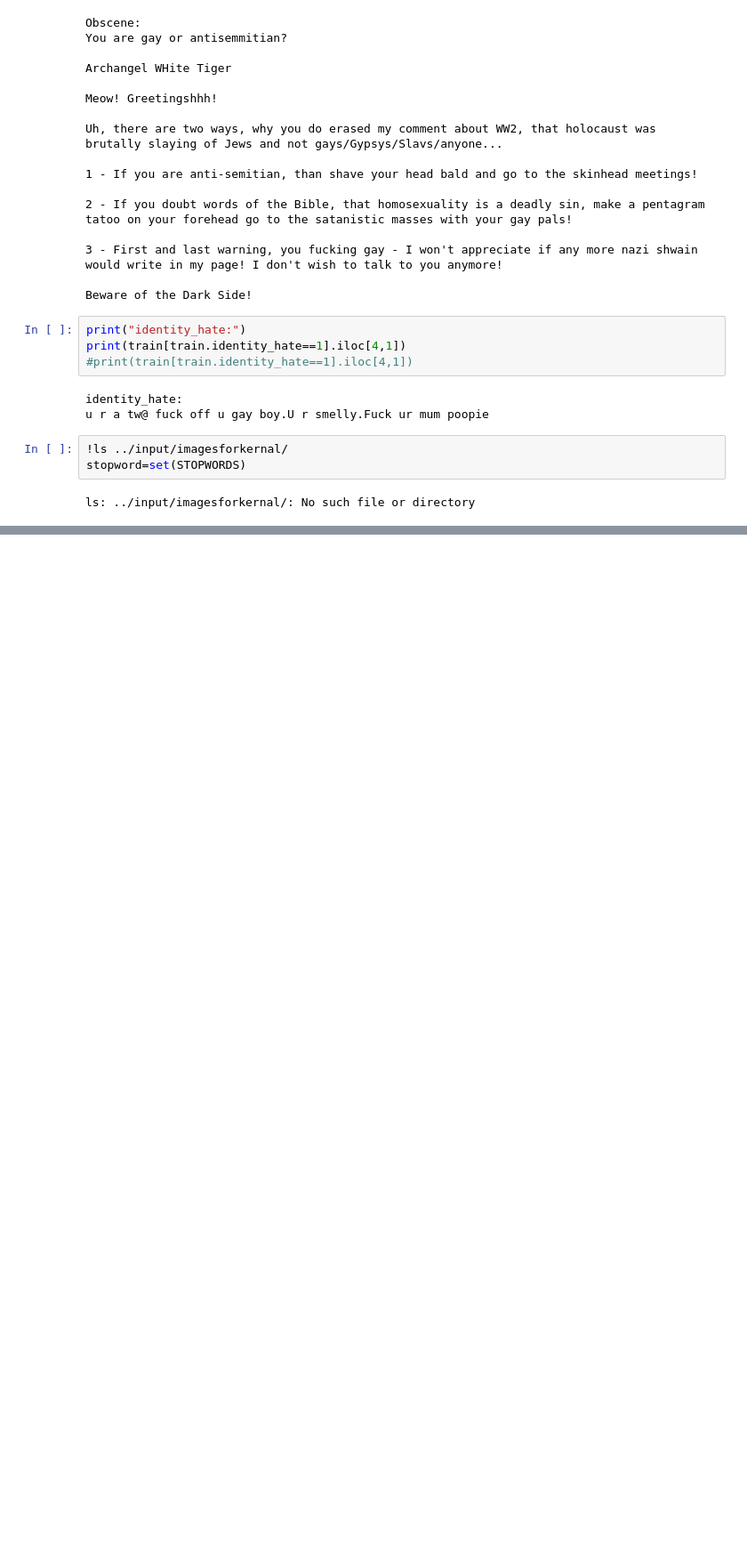
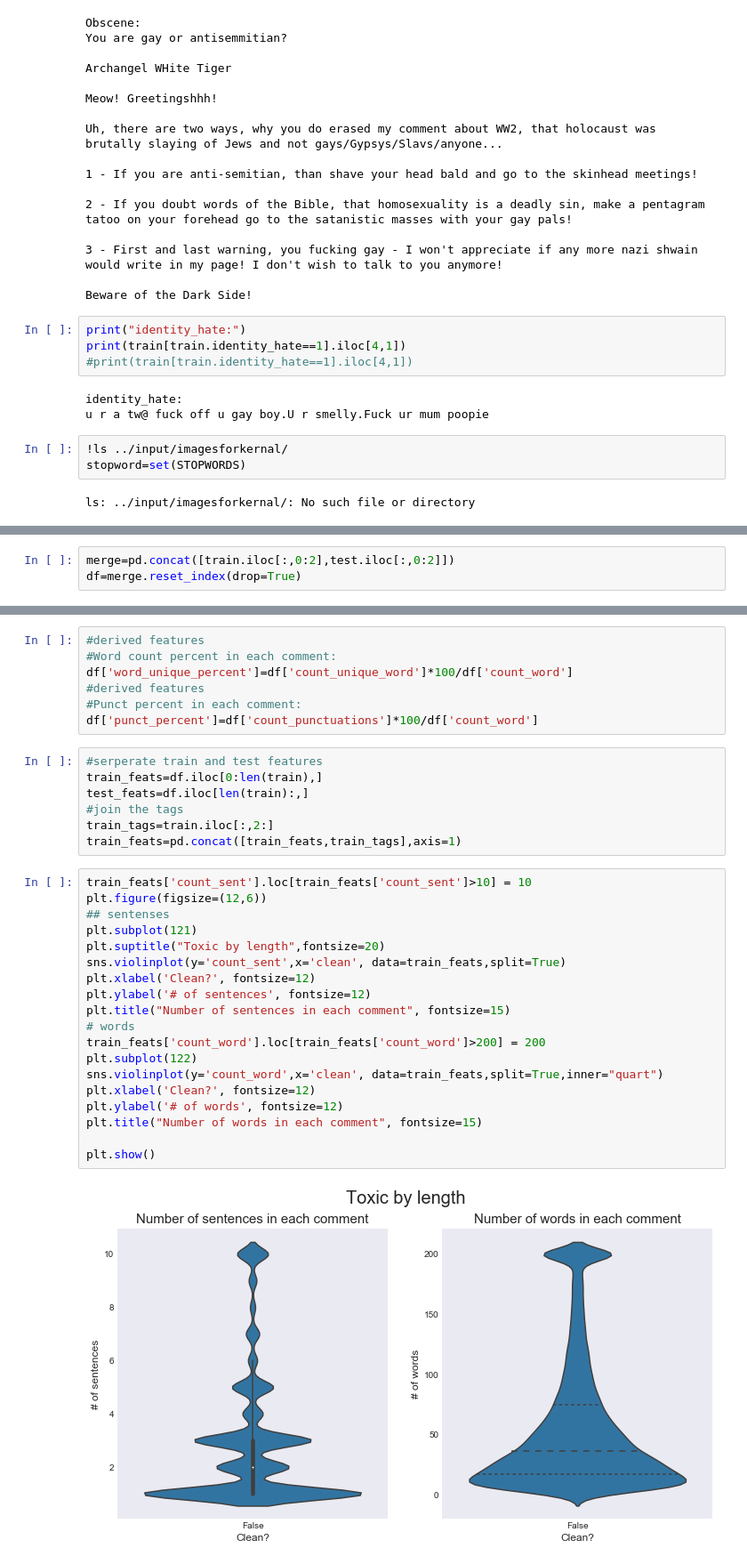
Before and after one commit to Marlon666/CS506-Toxic-Detection, a Jupyter notebook: Search_Data.ipynb, the cells around one changed output, grey strips where cells are left out. Shown: that part at 89% size. Saved outputs shown, nothing was run; the diff lists cells and outputs as text; blank space fills up the shorter version.

```diff
--- a/Search_Data.ipynb
+++ b/Search_Data.ipynb
@@ -337,0 +322,3 @@ FileNotFoundError: [Errno 2] No such file or directory: '../input/imagesforkerna
+# %%
+merge=pd.concat([train.iloc[:,0:2],test.iloc[:,0:2]])
+df=merge.reset_index(drop=True)
@@ -337,0 +347,35 @@ FileNotFoundError: [Errno 2] No such file or directory: '../input/imagesforkerna
+# %%
+#derived features
+#Word count percent in each comment:
+df['word_unique_percent']=df['count_unique_word']*100/df['count_word']
+#derived features
+#Punct percent in each comment:
+df['punct_percent']=df['count_punctuations']*100/df['count_word']
+# %%
+#serperate train and test features
+train_feats=df.iloc[0:len(train),]
+test_feats=df.iloc[len(train):,]
+#join the tags
+train_tags=train.iloc[:,2:]
+train_feats=pd.concat([train_feats,train_tags],axis=1)
+# %%
+train_feats['count_sent'].loc[train_feats['count_sent']>10] = 10
+plt.figure(figsize=(12,6))
+## sentenses
+plt.subplot(121)
+plt.suptitle("Toxic by length",fontsize=20)
+sns.violinplot(y='count_sent',x='clean', data=train_feats,split=True)
+plt.xlabel('Clean?', fontsize=12)
+plt.ylabel('# of sentences', fontsize=12)
+plt.title("Number of sentences in each comment", fontsize=15)
+# words
+train_feats['count_word'].loc[train_feats['count_word']>200] = 200
+plt.subplot(122)
+sns.violinplot(y='count_word',x='clean', data=train_feats,split=True,inner="quart")
+plt.xlabel('Clean?', fontsize=12)
+plt.ylabel('# of words', fontsize=12)
+plt.title("Number of words in each comment", fontsize=15)
+
+plt.show()
+# %% [output]
+[figure, added]
```
Also changed, not shown: parts of 2 cells of this notebook, 5 other files.
